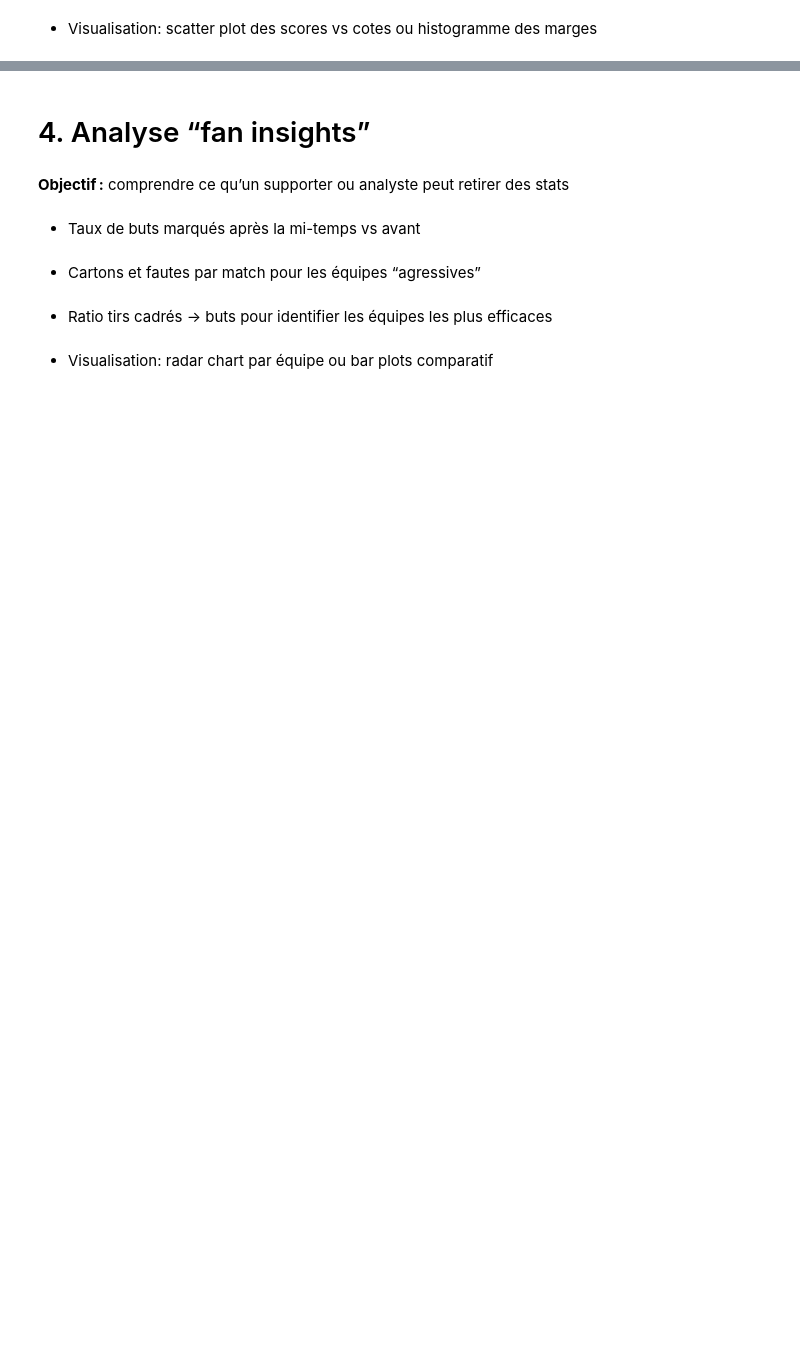
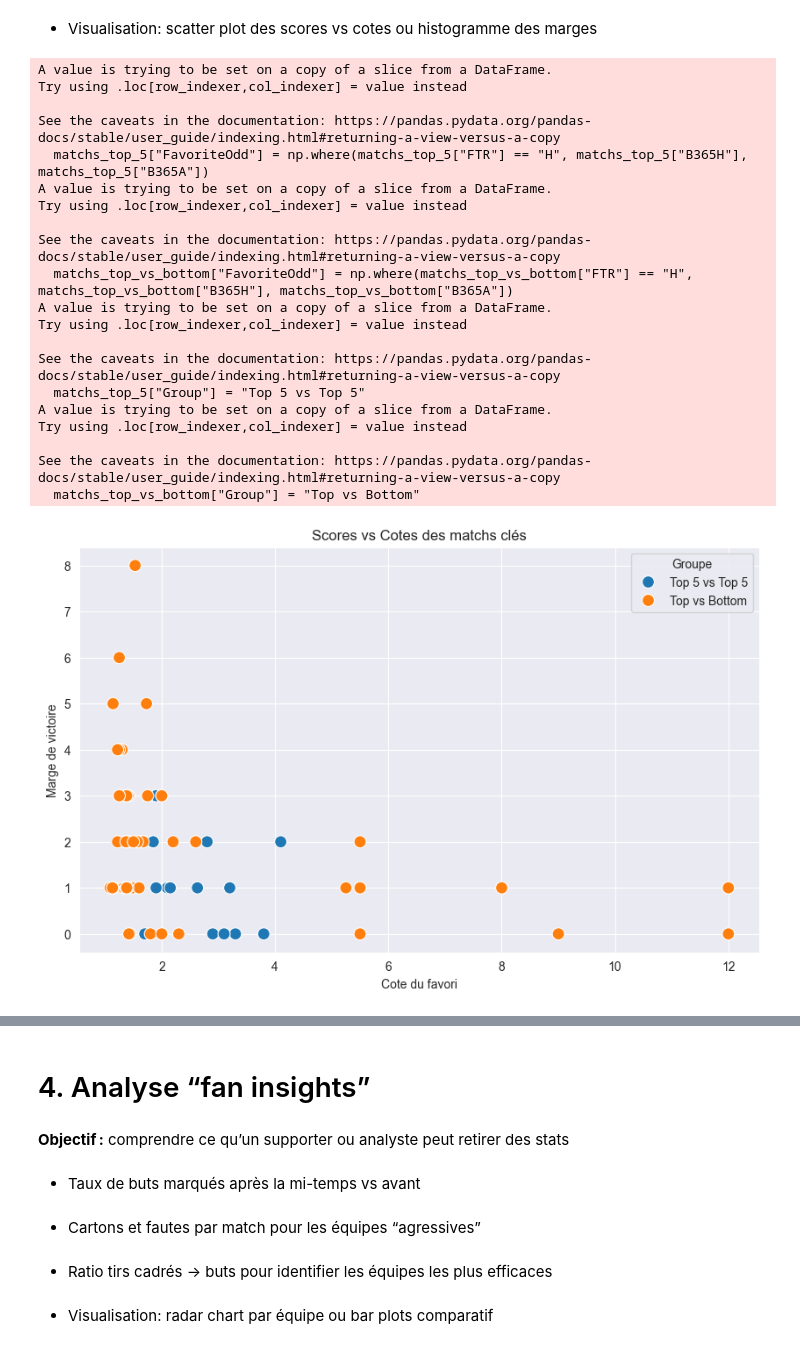
Before and after one commit to VMY7/ligue1-eda-python-24-25, a Jupyter notebook: ligue1-eda-python-24-25.ipynb, the cells around one changed output, grey strips where cells are left out. Cells and saved outputs as stored; diff of their text form; code cells hidden in the pictures; blank space fills up the shorter version.

Commit message:
Analyse des 'big matches' et rivalités END

```diff
--- a/ligue1-eda-python-24-25.ipynb
+++ b/ligue1-eda-python-24-25.ipynb
@@ -256,2 +312,10 @@ plt.show()
 # %% [markdown]
 - Calculer les marges de victoire moyennes pour ces rencontres
+# %%
+# Créer une colonne marge de victoire
+matchs_top_5["Margin"] = np.abs(matchs_top_5["FTHG"] - matchs_top_5["FTAG"])
+matchs_top_vs_bottom["Margin"] = np.abs(matchs_top_vs_bottom["FTHG"] - matchs_top_vs_bottom["FTAG"])
+
+# Calculer la moyenne
+print("Marge moyenne - Top 5 vs Top 5 :", matchs_top_5["Margin"].mean())
+print("Marge moyenne - Top vs Bottom :", matchs_top_vs_bottom["Margin"].mean())
@@ -260,2 +380,56 @@ plt.show()
 # %% [markdown]
 - Visualisation: scatter plot des scores vs cotes ou histogramme des marges
+# %%
+# Scatter plot des scores vs cotes
+matchs_top_5["FavoriteOdd"] = np.where(matchs_top_5["FTR"] == "H", matchs_top_5["B365H"], matchs_top_5["B365A"])
+matchs_top_vs_bottom["FavoriteOdd"] = np.where(matchs_top_vs_bottom["FTR"] == "H", matchs_top_vs_bottom["B365H"], matchs_top_vs_bottom["B365A"])
+
+# Ajouter une colonne pour distinguer les groupes
+matchs_top_5["Group"] = "Top 5 vs Top 5"
+matchs_top_vs_bottom["Group"] = "Top vs Bottom"
+
+# Combiner les deux DataFrames
+df_plot = pd.concat([matchs_top_5, matchs_top_vs_bottom], ignore_index=True)
+
+# Scatter plot avec couleur selon le groupe
+plt.figure(figsize=(10,6))
+sns.scatterplot(x="FavoriteOdd", y="Margin", hue="Group", data=df_plot, s=100)
+plt.title("Scores vs Cotes des matchs clés")
+plt.xlabel("Cote du favori")
+plt.ylabel("Marge de victoire")
+plt.legend(title="Groupe")
+plt.show()
+
+
+# Histogramme des marges
+plt.figure(figsize=(10,6))
+# Histogramme superposé
+sns.histplot(data=df_plot, x="Margin", hue="Group", bins=10, kde=False, alpha=0.6)
+
+plt.title("Distribution des marges de victoire")
+plt.xlabel("Marge de victoire")
+plt.ylabel("Nombre de matchs")
+plt.legend(title="Groupe")
+plt.show()
+# %% [output]
+A value is trying to be set on a copy of a slice from a DataFrame.
+Try using .loc[row_indexer,col_indexer] = value instead
+
+See the caveats in the documentation: https://pandas.pydata.org/pandas-docs/stable/user_guide/indexing.html#returning-a-view-versus-a-copy
+  matchs_top_5["FavoriteOdd"] = np.where(matchs_top_5["FTR"] == "H", matchs_top_5["B365H"], matchs_top_5["B365A"])
+A value is trying to be set on a copy of a slice from a DataFrame.
+Try using .loc[row_indexer,col_indexer] = value instead
+
+See the caveats in the documentation: https://pandas.pydata.org/pandas-docs/stable/user_guide/indexing.html#returning-a-view-versus-a-copy
+  matchs_top_vs_bottom["FavoriteOdd"] = np.where(matchs_top_vs_bottom["FTR"] == "H", matchs_top_vs_bottom["B365H"], matchs_top_vs_bottom["B365A"])
+A value is trying to be set on a copy of a slice from a DataFrame.
+Try using .loc[row_indexer,col_indexer] = value instead
+
+See the caveats in the documentation: https://pandas.pydata.org/pandas-docs/stable/user_guide/indexing.html#returning-a-view-versus-a-copy
+  matchs_top_5["Group"] = "Top 5 vs Top 5"
+A value is trying to be set on a copy of a slice from a DataFrame.
+Try using .loc[row_indexer,col_indexer] = value instead
+
+See the caveats in the documentation: https://pandas.pydata.org/pandas-docs/stable/user_guide/indexing.html#returning-a-view-versus-a-copy
+  matchs_top_vs_bottom["Group"] = "Top vs Bottom"
+[figure, added]
```
Also changed, not shown: parts of 6 cells of this notebook.
